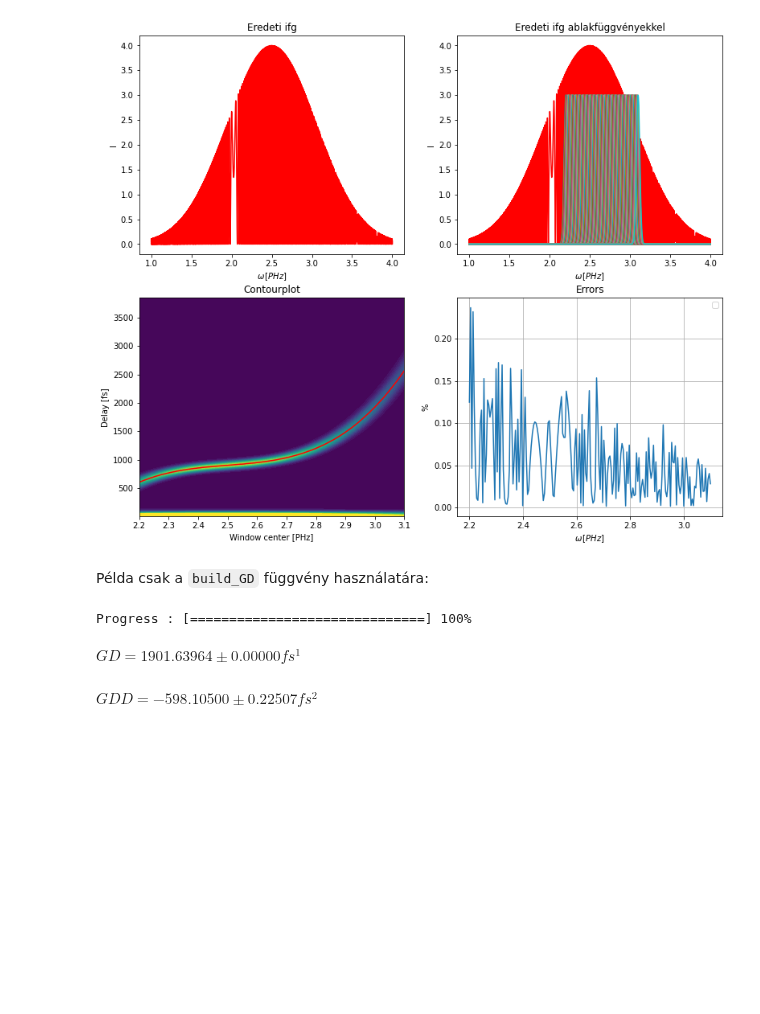
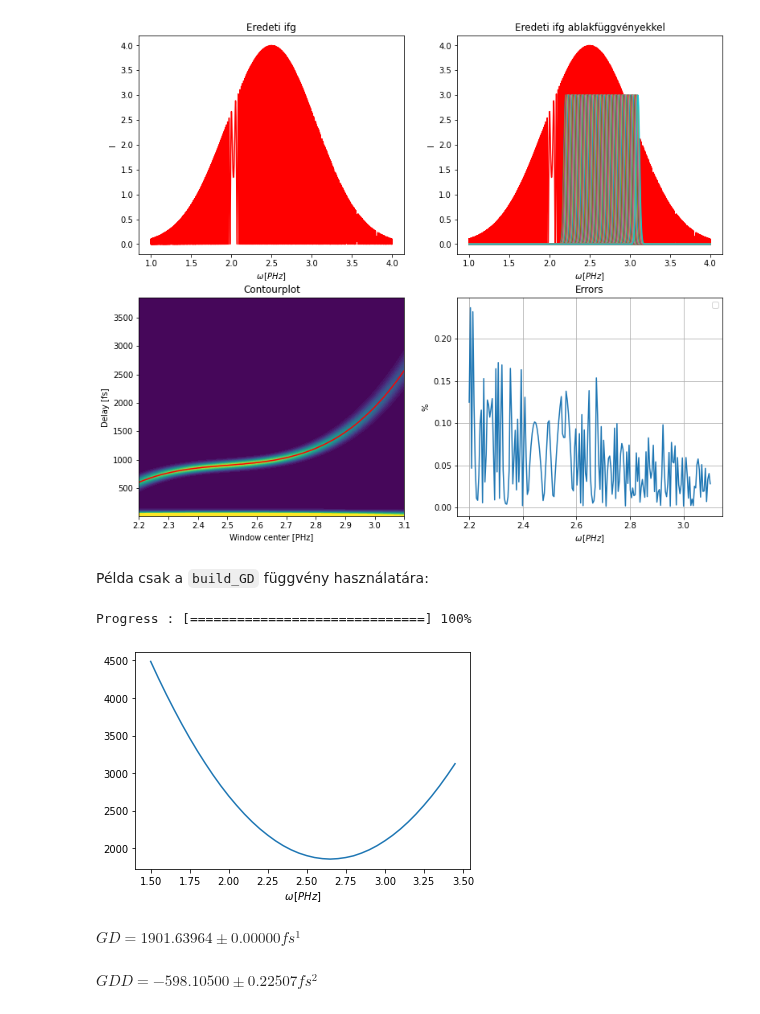
Before and after one commit to Ptrskay3/PySprint, a Jupyter notebook: doc/hu_wft.ipynb, the cells around one changed output. Drawn from its saved outputs; the diff is of its cells as text; code cells hidden in the pictures; blank space fills up the shorter version.

```diff
--- a/doc/hu_wft.ipynb
+++ b/doc/hu_wft.ipynb
@@ -104,6 +106,10 @@ mywft2.add_window_arange(1.5, 3.5, 0.05, std=0.04)
 GD_gorbe = mywft2.build_GD()
 # %% [output]
 Progress : [==============================] 100%
+# %%
+GD_gorbe.plot()
+# %% [output]
+[figure, added]
 # %%
 GD_gorbe.fit(reference_point=2.5, order=3);
 # %% [output]
```
Also changed, not shown: parts of 4 cells of this notebook, 7 other files.
